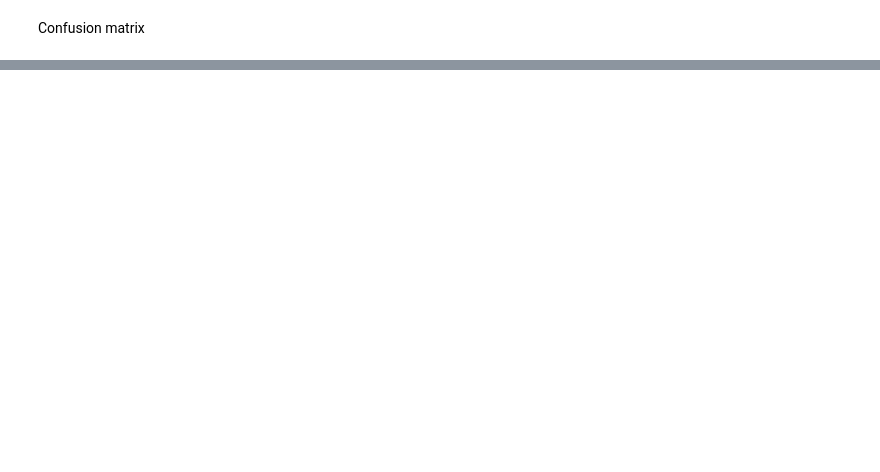
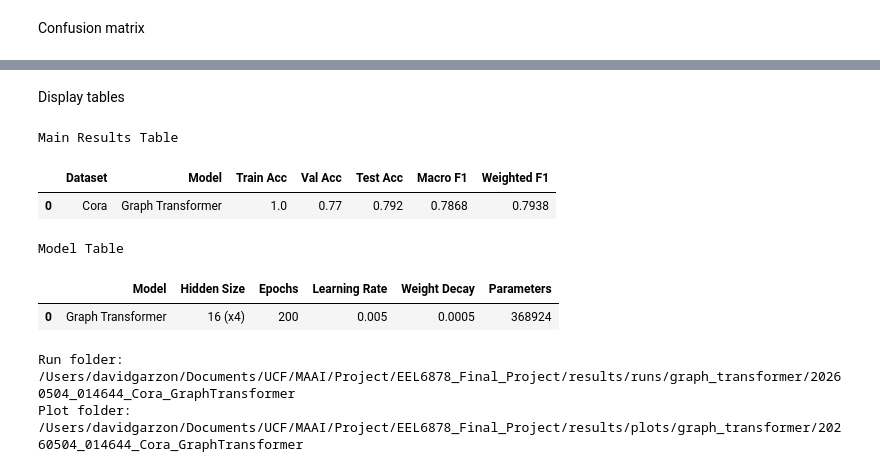
Before and after one commit to deandrehendrix/EEL6878_Final_Project, a Jupyter notebook: notebooks/final_results.ipynb, the cells around one changed output, grey strips where cells are left out. Cells and saved outputs as stored; diff of their text form; code cells hidden in the pictures; blank space fills up the shorter version.

```diff
--- a/notebooks/final_results.ipynb
+++ b/notebooks/final_results.ipynb
@@ -194,0 +232,31 @@ Saved: C:\Users\DeAndre\Documents\Spring 2026\MAI\final_project\EEL6878_Final_Pr
+# %% [markdown]
+Display tables
+# %%
+main_results_table_t = pd.DataFrame([{
+    "Dataset": dataset_t.name, "Model": "Graph Transformer", "Train Acc": results_t["train_acc"],
+    "Val Acc": results_t["val_acc"], "Test Acc": results_t["test_acc"],
+    "Macro F1": results_t["macro_f1"], "Weighted F1": results_t["weighted_f1"]
+}])
+
+model_table_t = pd.DataFrame([{
+    "Model": "Graph Transformer", "Hidden Size": "16 (x4)", "Epochs": 200,
+    "Learning Rate": 0.005, "Weight Decay": 0.0005, "Parameters": results_t["parameters"]
+}])
+
+print("Main Results Table")
+display(main_results_table_t.round(4))
+
+print("Model Table")
+display(model_table_t)
+
+print("Run folder:", run_path_t)
+print("Plot folder:", plot_path_t)
+# %% [output]
+Main Results Table
+|  | Dataset | Model | Train Acc | Val Acc | Test Acc | Macro F1 | Weighted F1 |
+| 0 | Cora | Graph Transformer | 1.0 | 0.77 | 0.792 | 0.7868 | 0.7938 |
+Model Table
+|  | Model | Hidden Size | Epochs | Learning Rate | Weight Decay | Parameters |
+| 0 | Graph Transformer | 16 (x4) | 200 | 0.005 | 0.0005 | 368924 |
+Run folder: /Users/davidgarzon/Documents/UCF/MAAI/Project/EEL6878_Final_Project/results/runs/graph_transformer/20260504_014644_Cora_GraphTransformer
+Plot folder: /Users/davidgarzon/Documents/UCF/MAAI/Project/EEL6878_Final_Project/results/plots/graph_transformer/20260504_014644_Cora_GraphTransformer
```
Also changed, not shown: parts of 12 cells of this notebook, 1 other file.
